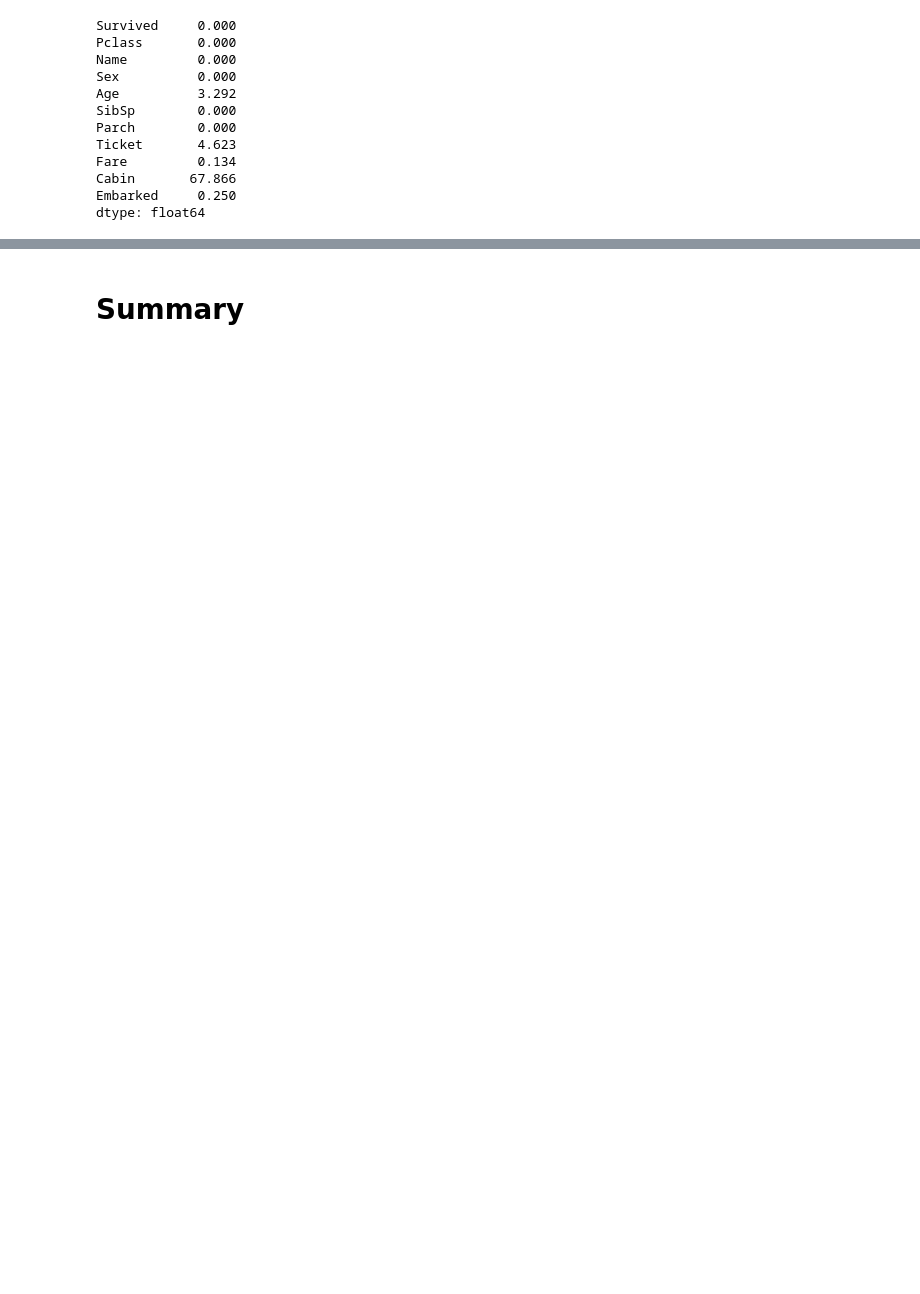
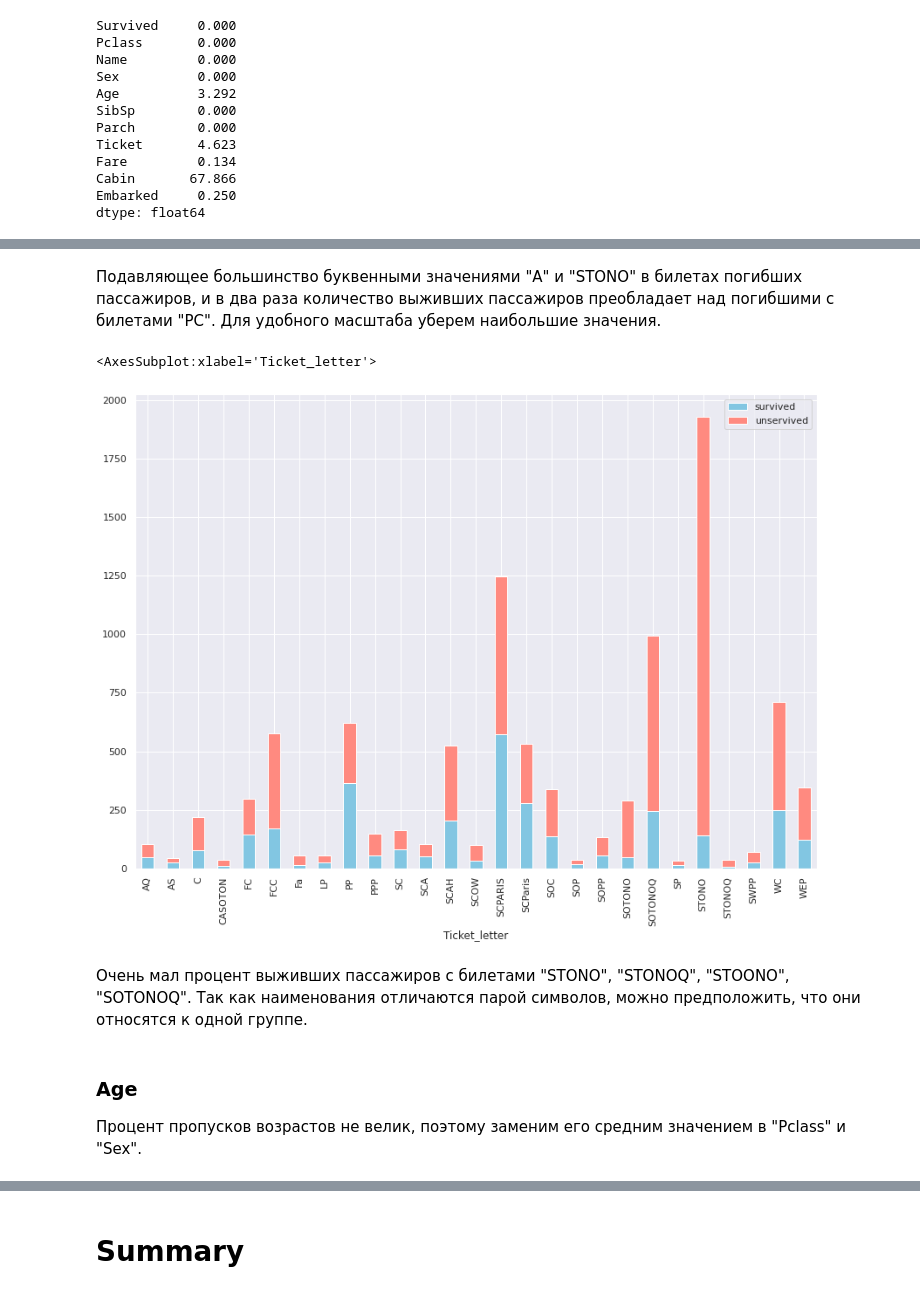
Before and after one commit to th0m45y3/emel, a Jupyter notebook: eda.ipynb, the cells around one changed output, grey strips where cells are left out. Cells and saved outputs as stored; diff of their text form; code cells hidden in the pictures; blank space fills up the shorter version.

```diff
--- a/eda.ipynb
+++ b/eda.ipynb
@@ -115,0 +230,14 @@ titanic_data
+# %% [markdown]
+Подавляющее большинство буквенными значениями "A" и "STONO" в билетах погибших пассажиров, и в два раза количество выживших пассажиров преобладает над погибшими с билетами "PC". Для удобного масштаба уберем наибольшие значения.
+# %%
+newpd = pdmem.drop(['A', 'PC', 'CA'], axis=1)
+newpd.T.plot(kind='bar', stacked=True, color=['#82C6E2', '#FF8A80'], figsize=(14,10))
+# %% [output]
+<AxesSubplot:xlabel='Ticket_letter'>
+[figure, added]
+# %% [markdown]
+Очень мал процент выживших пассажиров с билетами "STONO", "STONOQ", "STOONO", "SOTONOQ". Так как наименования отличаются парой символов, можно предположить, что они относятся к одной группе.
+# %% [markdown]
+### Age
+
+Процент пропусков возрастов не велик, поэтому заменим его средним значением в "Pclass" и "Sex".
```
Also changed, not shown: parts of 24 cells of this notebook.
